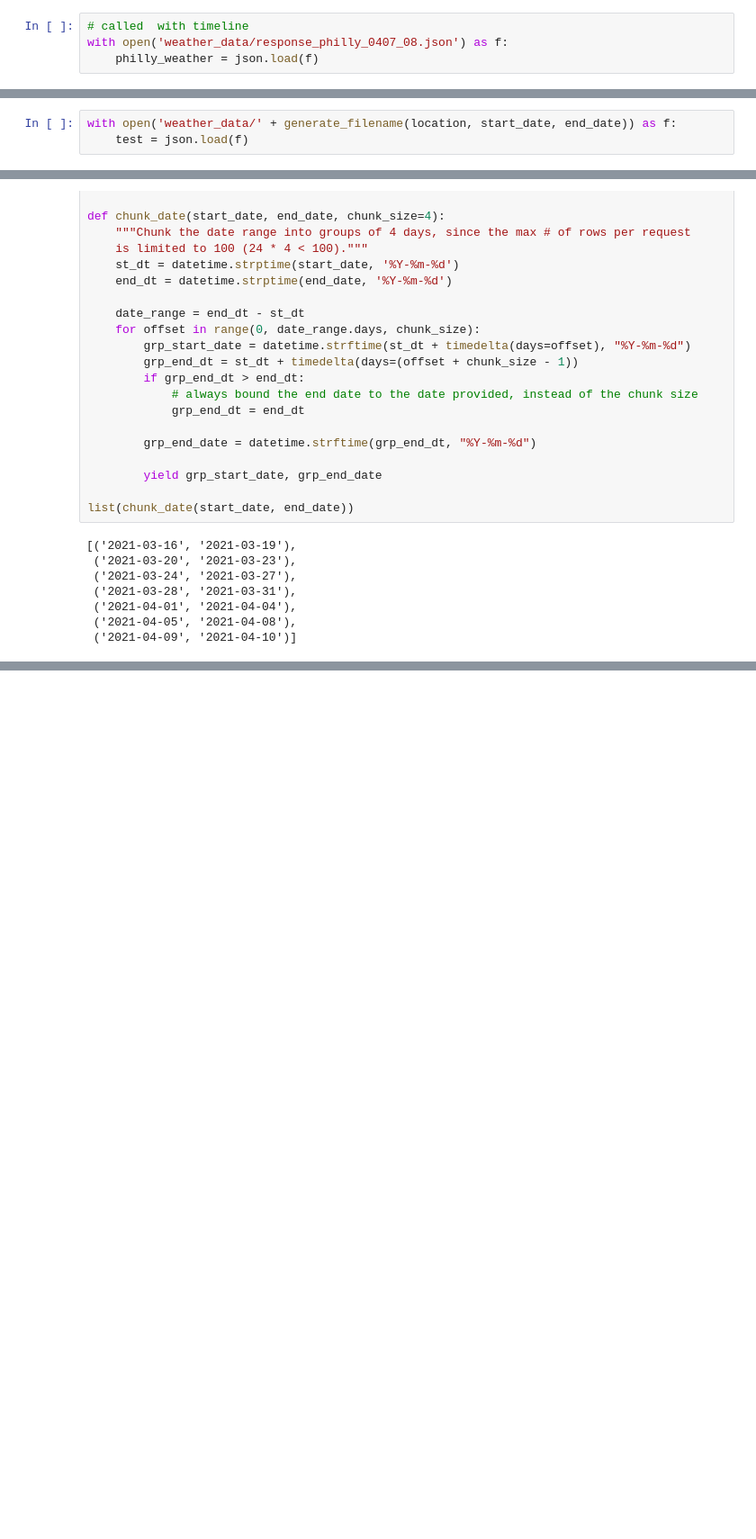
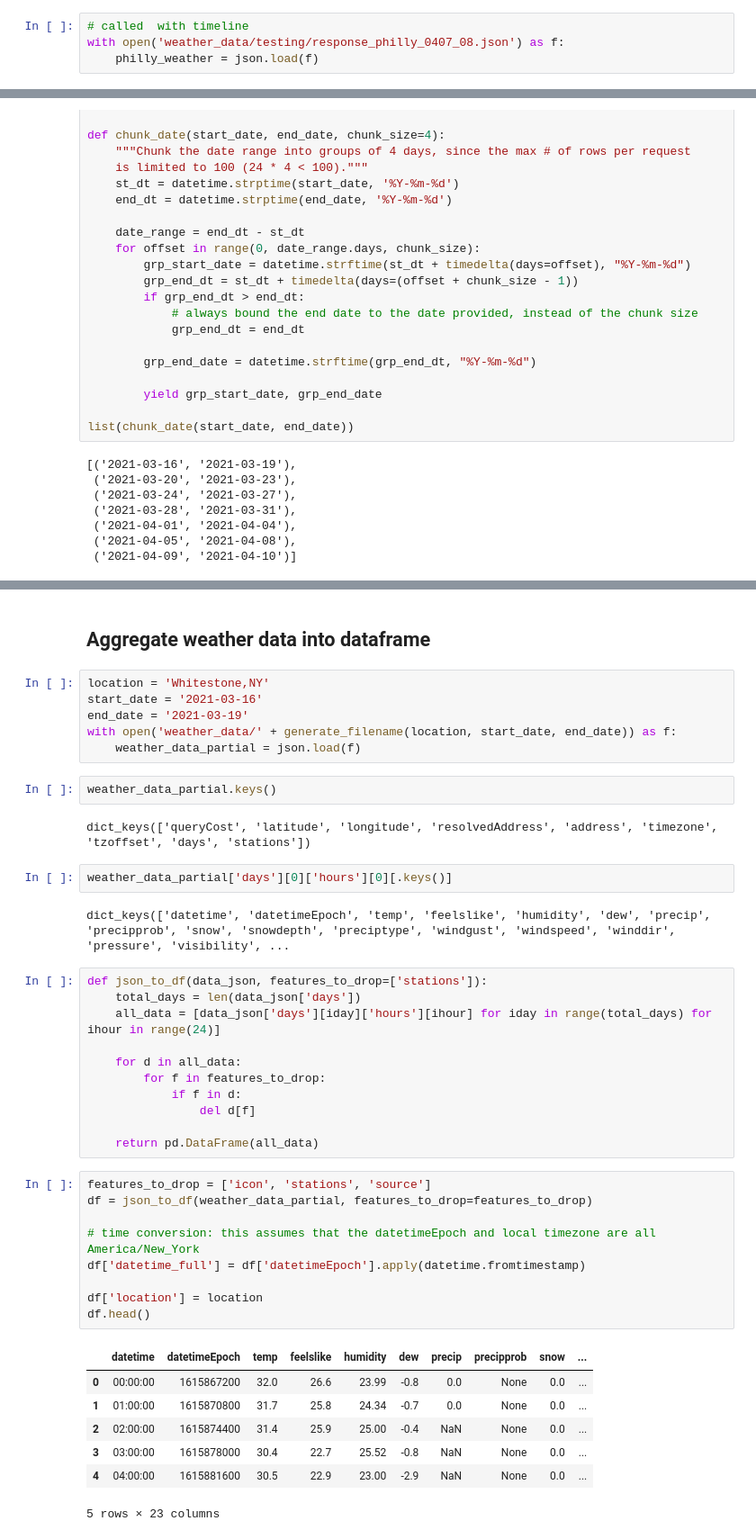
Before and after one commit to qcabel/park-recommendation, a Jupyter notebook: get_weather_data.ipynb, the cells around one changed output, grey strips where cells are left out. Shown at 90% size. Saved outputs shown, nothing was run; the diff lists cells and outputs as text; blank space fills up the shorter version.

```diff
--- a/get_weather_data.ipynb
+++ b/get_weather_data.ipynb
@@ -292,7 +274,7 @@ plt.plot([la_pa['locations']['Lancaster,PA,US']['values'][i]['cloudcover'] for i
 [figure]
 # %%
 # called  with timeline
-with open('weather_data/response_philly_0407_08.json') as f:
+with open('weather_data/testing/response_philly_0407_08.json') as f:
     philly_weather = json.load(f)
 # %%
 plt.plot([philly_weather['days'][iday]['hours'][ihour]['temp'] for iday in range(2) for ihour in range(24)], '-o')
@@ -331,6 +313,3 @@ generate_filename(location, start_date, end_date)
 def write_result_to_json(result, location, start_date, end_date):
     with open('weather_data/' + generate_filename(location, start_date, end_date), 'w+') as f:
         json.dump(result.json(), f)
-# %%
-with open('weather_data/' + generate_filename(location, start_date, end_date)) as f:
-    test = json.load(f)
@@ -473,0 +431,44 @@ Fetching weather data for Pottstown,PA @ 2021-03-16 -> 2021-03-19
+# %% [markdown]
+## Aggregate weather data into dataframe
+# %%
+location = 'Whitestone,NY'
+start_date = '2021-03-16'
+end_date = '2021-03-19'
+with open('weather_data/' + generate_filename(location, start_date, end_date)) as f:
+    weather_data_partial = json.load(f)
+# %%
+weather_data_partial.keys()
+# %% [output]
+dict_keys(['queryCost', 'latitude', 'longitude', 'resolvedAddress', 'address', 'timezone', 'tzoffset', 'days', 'stations'])
+# %%
+weather_data_partial['days'][0]['hours'][0][.keys()]
+# %% [output]
+dict_keys(['datetime', 'datetimeEpoch', 'temp', 'feelslike', 'humidity', 'dew', 'precip', 'precipprob', 'snow', 'snowdepth', 'preciptype', 'windgust', 'windspeed', 'winddir', 'pressure', 'visibility', ...
+# %%
+def json_to_df(data_json, features_to_drop=['stations']):
+    total_days = len(data_json['days'])
+    all_data = [data_json['days'][iday]['hours'][ihour] for iday in range(total_days) for ihour in range(24)]
+
+    for d in all_data:
+        for f in features_to_drop:
+            if f in d:
+                del d[f]
+
+    return pd.DataFrame(all_data)
+# %%
+features_to_drop = ['icon', 'stations', 'source']
+df = json_to_df(weather_data_partial, features_to_drop=features_to_drop)
+
+# time conversion: this assumes that the datetimeEpoch and local timezone are all America/New_York
+df['datetime_full'] = df['datetimeEpoch'].apply(datetime.fromtimestamp)
+
+df['location'] = location
+df.head()
+# %% [output]
+|  | datetime | datetimeEpoch | temp | feelslike | humidity | dew | precip | precipprob | snow | ... |
+| 0 | 00:00:00 | 1615867200 | 32.0 | 26.6 | 23.99 | -0.8 | 0.0 | None | 0.0 | ... |
+| 1 | 01:00:00 | 1615870800 | 31.7 | 25.8 | 24.34 | -0.7 | 0.0 | None | 0.0 | ... |
+| 2 | 02:00:00 | 1615874400 | 31.4 | 25.9 | 25.00 | -0.4 | NaN | None | 0.0 | ... |
+| 3 | 03:00:00 | 1615878000 | 30.4 | 22.7 | 25.52 | -0.8 | NaN | None | 0.0 | ... |
+| 4 | 04:00:00 | 1615881600 | 30.5 | 22.9 | 23.00 | -2.9 | NaN | None | 0.0 | ... |
+5 rows × 23 columns
```
Also changed, not shown: parts of 17 cells of this notebook, 1 other file.
